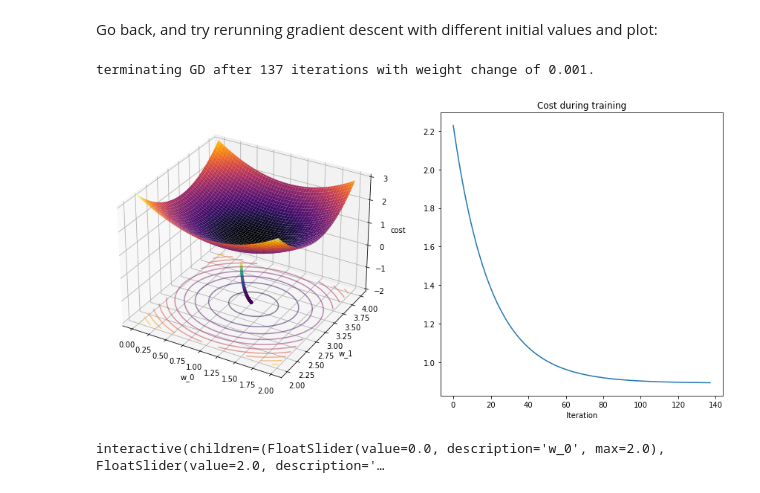
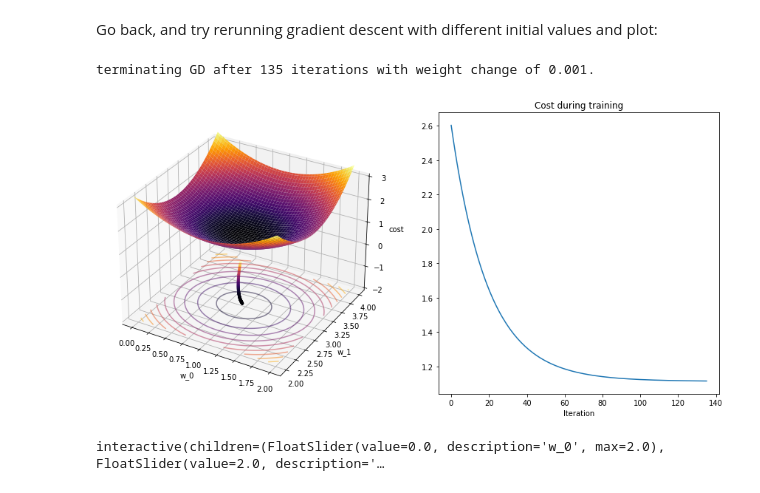
Before and after one commit to diego898/ds5440-fall-2020, a Jupyter notebook: nbs/Optimization-Walkthrough.ipynb, the cells around one changed output. Cells and saved outputs as stored; diff of their text form; code cells hidden in the pictures.

```diff
--- a/nbs/Optimization-Walkthrough.ipynb
+++ b/nbs/Optimization-Walkthrough.ipynb
@@ -639,11 +641,16 @@ ax3.scatter(1,3,-2,s=30,color='r');   # plot the known minimum
 ---
 ### Implementation
 Lets actually implement our weight updates now!
+# %%
+quiet = True
+
+if not quiet:
+    print("A")
 # %%
-def gradient_descent(dataset, w_init=None, eta=None):
-    if not w_init:
+def gradient_descent(dataset, labels, w_init=None, eta=None, max_iter=300, quiet=False):
+    if w_init is None:
         w_init = np.random.rand(dataset.shape[1],1)
-    if not eta:
+    if eta is None:
         eta = 0.01
 
     # clean up initial point sizes:
@@ -652,12 +659,11 @@ def gradient_descent(dataset, w_init=None, eta=None):
     # gradient descent params
     delta = 0.001
     delta_w = 1
-    max_iter = 300
     iterations = 0
 
     # save weights and costs along path
     wPath = [w_init]
-    cPath = [cost(dataset,w_init)]
+    cPath = [cost(dataset,labels,w_init)]
 
     # take first step
     w_old = w_init
@@ -666,19 +672,19 @@ def gradient_descent(dataset, w_init=None, eta=None):
     while True:
         # check to see if you should terminate
         if iterations > max_iter:
-            print("terminating GD after max iter:",max_iter)
+            if not quiet: print("terminating GD after max iter:",max_iter)
             break
 
         if delta_w < delta:
-            print(f"terminating GD after {iterations} iterations with weight change of {delta}.")
+            if not quiet: print(f"terminating GD after {iterations} iterations with weight change of {delta}.")
             break
 
         # update your weights
-        w_new = w_old - eta* cost_grad(dataset,w_old)
+        w_new = w_old - eta* cost_grad(dataset,labels,w_old)
 
         # update paths
         wPath.append(w_new)
-        cPath.append(cost(dataset,w_new))
+        cPath.append(cost(dataset,labels,w_new))
 
         # update iteration and weight change
         iterations += 1
@@ -714,7 +720,7 @@ W_0, W_1 = np.meshgrid(w_0, w_1)
 wgrid = np.array([W_0,W_1]).reshape(2, len(w_0)**2)
 
 # calculate on grid, and reshape back for plotting
-costs = cost(X,wgrid).reshape(W_0.shape)
+costs = cost(X,y,wgrid).reshape(W_0.shape)
 
 fig = plt.figure(figsize=(15,7))
 ax1 = fig.add_subplot(121,projection='3d')
@@ -737,7 +743,11 @@ ax2.set_xlabel("Iteration");
 # %% [markdown]
 Lets define a quick plotting function to make it easier to re-use:
 # %%
-def plot_path(wPath,cPath):
+def plot_path(wPath,cPath,colorby='cost'):
+    if colorby == 'cost':
+        colorer = cPath
+    else:
+        colorer = range(len(wPath))
     # plotting
     len_w = 100
     w_0 = np.linspace(0,2,len_w)
@@ -748,7 +758,7 @@ def plot_path(wPath,cPath):
     wgrid = np.array([W_0,W_1]).reshape(2, len(w_0)**2)
 
     # calculate on grid, and reshape back for plotting
-    costs = cost(X,wgrid).reshape(W_0.shape)
+    costs = cost(X,y,wgrid).reshape(W_0.shape)
 
 
     fig = plt.figure(figsize=(15,7))
@@ -757,7 +767,7 @@ def plot_path(wPath,cPath):
     ax1.set_ylabel('w_1')
     ax1.set_zlabel('cost')
     ax1.set_zlim([-2,3])
-    ax1.scatter(wPath[:,0],wPath[:,1],-2,s=10,c=cPath);
+    ax1.scatter(wPath[:,0],wPath[:,1],-2,s=10,c=colorer,cmap='inferno');
     ax1.plot_surface(W_0, W_1, costs,cmap='inferno');
     ax1.contour(W_0, W_1, costs, cmap='inferno', offset=-2,levels=10,alpha=0.5);
 
@@ -768,11 +778,11 @@ def plot_path(wPath,cPath):
 # %% [markdown]
 Go back, and try rerunning gradient descent with different initial values and plot:
 # %%
-_,wPath_gd,cPath_gd = gradient_descent(X,[0.4,3.9])
+_,wPath_gd,cPath_gd = gradient_descent(X,y,[0.4,3.9])
 plot_path(wPath_gd,cPath_gd)
 # %% [output]
-terminating GD after 137 iterations with weight change of 0.001.
+terminating GD after 135 iterations with weight change of 0.001.
-[figure, old version]
+[figure, new version]
 # %%
 from ipywidgets import interact, interactive, fixed, interact_manual, FloatSlider
 
```
Also changed, not shown: parts of 82 cells of this notebook.
